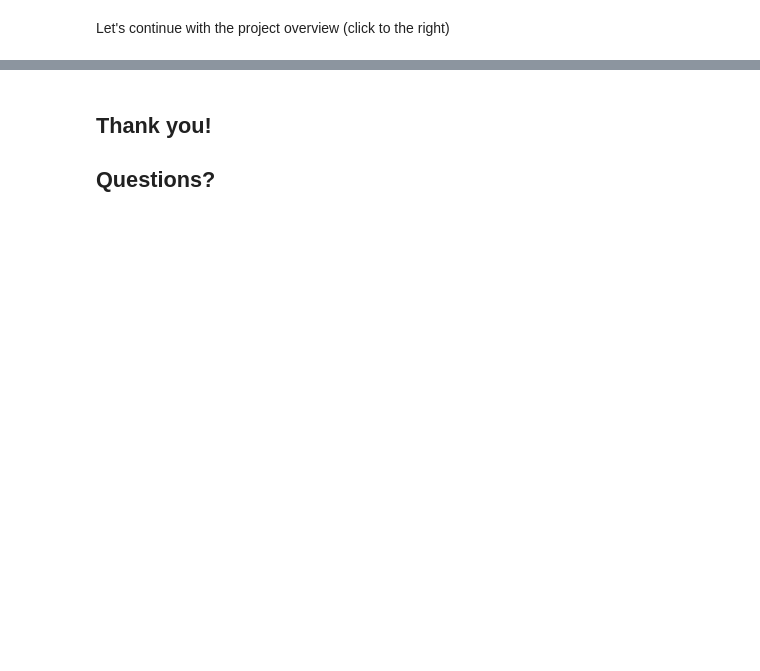
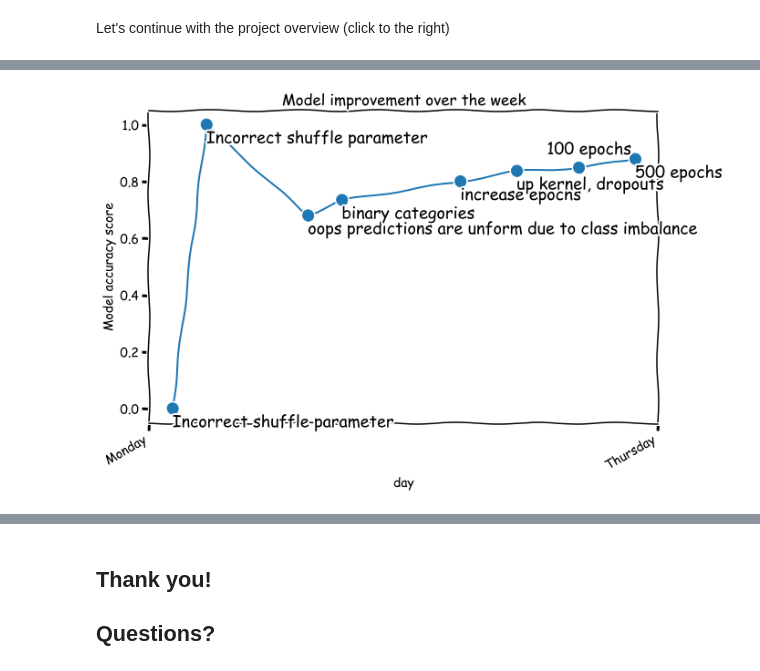
Before and after one commit to paultanger/CampsitePredict, a Jupyter notebook: docs/index.ipynb, the cells around one changed output, grey strips where cells are left out. Saved outputs shown, nothing was run; the diff lists cells and outputs as text; code cells hidden in the pictures; blank space fills up the shorter version.

Commit message:
update slides index.html

```diff
--- a/docs/index.ipynb
+++ b/docs/index.ipynb
@@ -131,0 +76,49 @@ Let's continue with the project overview (click to the right)
+# %%
+import numpy as np
+import pandas as pd
+import matplotlib.pyplot as plt
+import matplotlib.dates as mdates
+
+improvements = pd.read_csv('../data/model_improvements.csv')
+improvements['pd_date'] = pd.to_datetime(improvements['combined'])
+datetime_index = pd.DatetimeIndex(improvements['pd_date'])
+improvements = improvements.set_index(datetime_index)
+
+with plt.xkcd():
+    fig, ax = plt.subplots(figsize=(10, 7))
+    ax.plot(improvements['pd_date'], improvements['Accuracy'], marker='o', markersize=12)
+    ax.set_ylabel('Model accuracy score')
+    ax.set_xlabel('day')
+    days = mdates.WeekdayLocator(byweekday=(0))
+    days_fmt = mdates.DateFormatter('%A')
+
+    for i, (x , y) in enumerate(zip(improvements['pd_date'], improvements['Accuracy'])):
+
+        label = improvements['Description'][i]
+        if label == '100 epochs':
+            # fix one point label
+            plt.annotate('100 epochs', # this is the text
+                     (pd.to_datetime('8/27/20 09:00:00'), 0.8484), # this is the point to label
+                     textcoords="offset points", # how to position the text
+                     xytext=(-35,15), # distance from text to points (x,y)
+                     ha='left',
+                    fontsize=18)
+        else:
+        # this method is called for each point
+            plt.annotate(label, # this is the text
+                         (x, y), # this is the point to label
+                         textcoords="offset points", # how to position the text
+                         xytext=(0,-20), # distance from text to points (x,y)
+                         ha='left',
+                        fontsize=18) # horizontal alignment can be left, right or center
+
+    ax.xaxis.set_major_locator(days)
+    ax.xaxis.set_major_formatter(days_fmt)
+    ax.xaxis.set_minor_locator(days)
+    ax.xaxis.set_minor_formatter(days_fmt)
+    ax.xaxis.set_tick_params(which= 'both')
+    ax.set_title('Model improvement over the week')
+    fig.autofmt_xdate()
+    plt.savefig('slide_data/model_improvement_plot.png')
+# %% [output]
+[figure, added]
```
Also changed, not shown: parts of 32 cells of this notebook, 1 other file.
